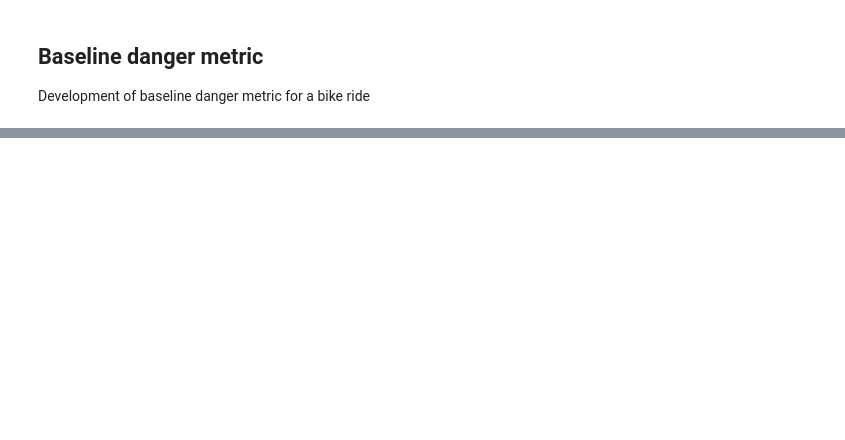
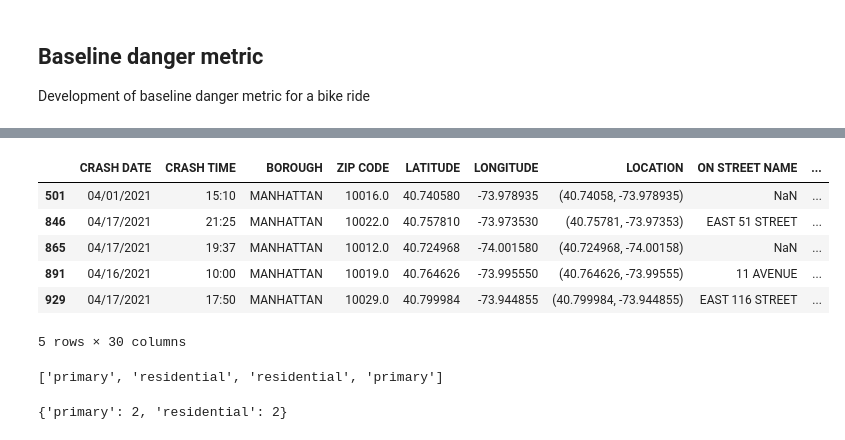
Before and after one commit to clyman23/spoke, a Jupyter notebook: notebooks/conorlyman/baseline-danger-metric.ipynb, the cells around one changed output, grey strips where cells are left out. Saved outputs shown, nothing was run; the diff lists cells and outputs as text; code cells hidden in the pictures; blank space fills up the shorter version.

```diff
--- a/notebooks/conorlyman/baseline-danger-metric.ipynb
+++ b/notebooks/conorlyman/baseline-danger-metric.ipynb
@@ -87,0 +75,10 @@ G = ox.graph_from_address("420 East 73rd Street, New York, New York 10021", netw
+# %%
+manhattan_bike_crashes_df.head()
+# %% [output]
+|  | CRASH DATE | CRASH TIME | BOROUGH | ZIP CODE | LATITUDE | LONGITUDE | LOCATION | ON STREET NAME | ... |
+| 501 | 04/01/2021 | 15:10 | MANHATTAN | 10016.0 | 40.740580 | -73.978935 | (40.74058, -73.978935) | NaN | ... |
+| 846 | 04/17/2021 | 21:25 | MANHATTAN | 10022.0 | 40.757810 | -73.973530 | (40.75781, -73.97353) | EAST 51 STREET | ... |
+| 865 | 04/17/2021 | 19:37 | MANHATTAN | 10012.0 | 40.724968 | -74.001580 | (40.724968, -74.00158) | NaN | ... |
+| 891 | 04/16/2021 | 10:00 | MANHATTAN | 10019.0 | 40.764626 | -73.995550 | (40.764626, -73.99555) | 11 AVENUE | ... |
+| 929 | 04/17/2021 | 17:50 | MANHATTAN | 10029.0 | 40.799984 | -73.944855 | (40.799984, -73.944855) | EAST 116 STREET | ... |
+5 rows × 30 columns
@@ -87,0 +91,8 @@ G = ox.graph_from_address("420 East 73rd Street, New York, New York 10021", netw
+# %%
+bike_route.get_roads_at_node(42439563)
+# %% [output]
+['primary', 'residential', 'residential', 'primary']
+# %%
+bike_route.count_road_types(42439563)
+# %% [output]
+{'primary': 2, 'residential': 2}
```
Also changed, not shown: parts of 34 cells of this notebook, 4 other files.
